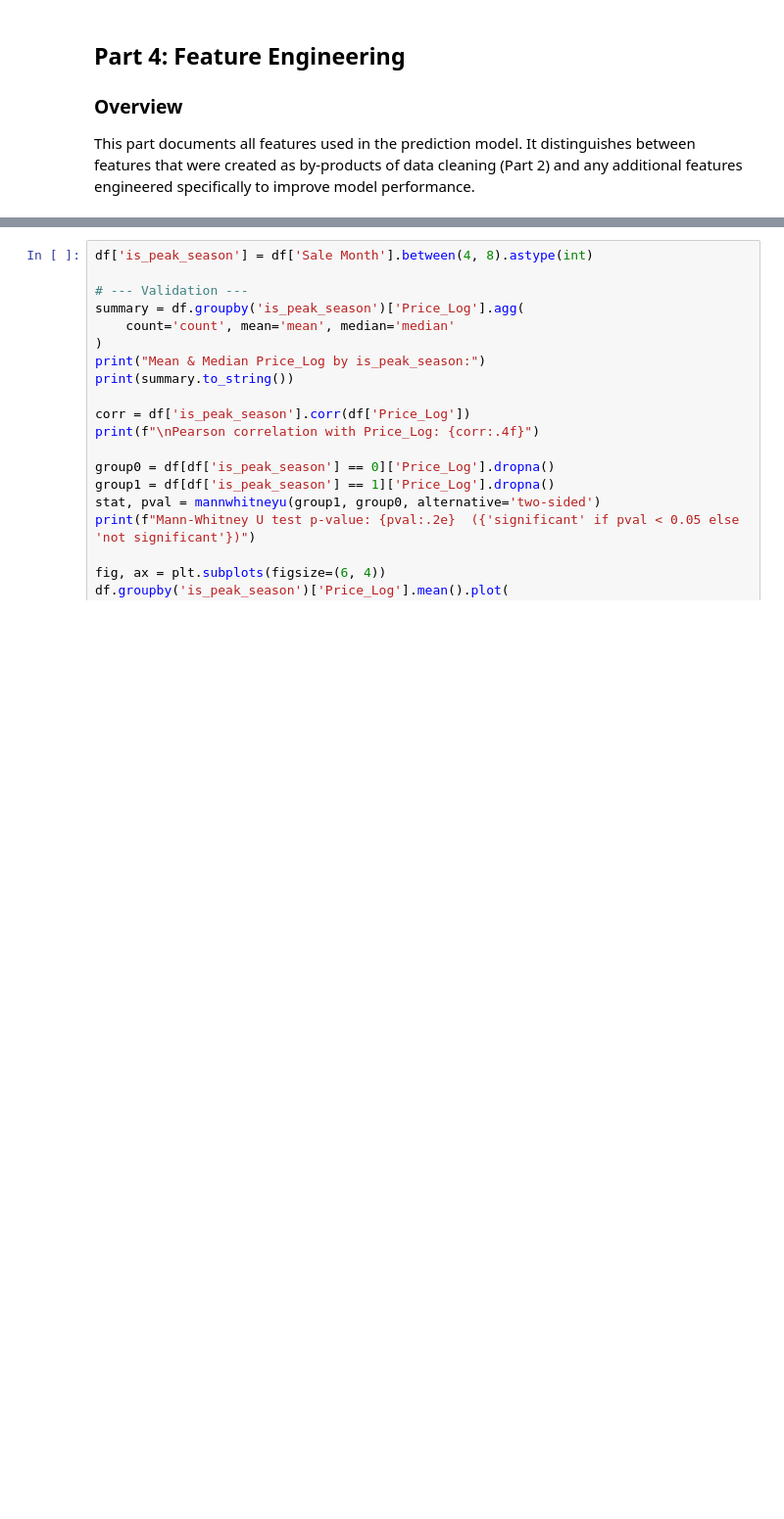
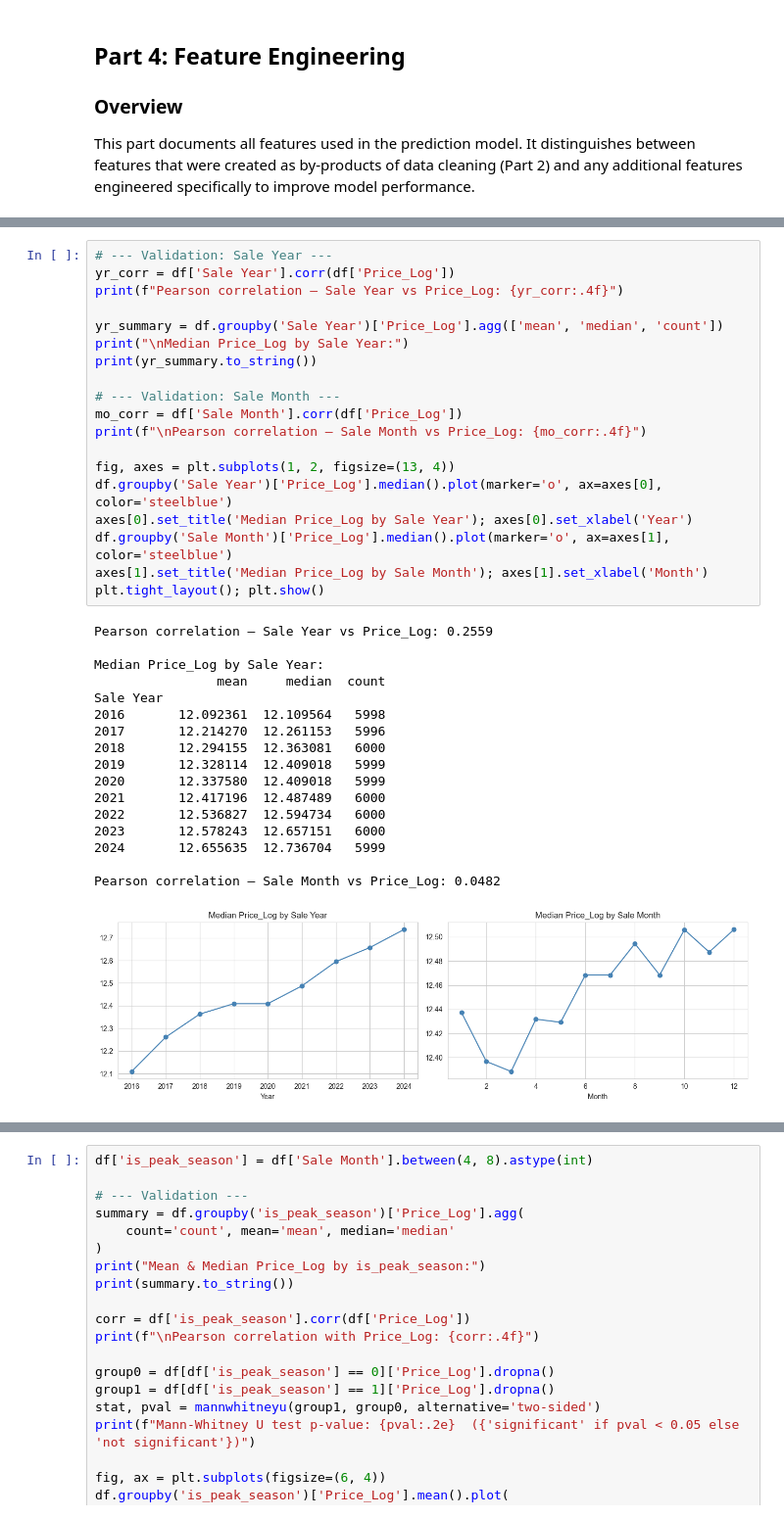
Before and after one commit to ucdda/COMP47350_DataAnalysis, a Jupyter notebook: organize/project.ipynb, the cells around one changed output, grey strips where cells are left out. Shown at 98% size. Saved outputs shown, nothing was run; the diff lists cells and outputs as text; blank space fills up the shorter version.

```diff
--- a/organize/project.ipynb
+++ b/organize/project.ipynb
@@ -1456,0 +1463,37 @@ These features are used directly in Part 5 without further transformation.
+# %%
+# --- Validation: Sale Year ---
+yr_corr = df['Sale Year'].corr(df['Price_Log'])
+print(f"Pearson correlation — Sale Year vs Price_Log: {yr_corr:.4f}")
+
+yr_summary = df.groupby('Sale Year')['Price_Log'].agg(['mean', 'median', 'count'])
+print("\nMedian Price_Log by Sale Year:")
+print(yr_summary.to_string())
+
+# --- Validation: Sale Month ---
+mo_corr = df['Sale Month'].corr(df['Price_Log'])
+print(f"\nPearson correlation — Sale Month vs Price_Log: {mo_corr:.4f}")
+
+fig, axes = plt.subplots(1, 2, figsize=(13, 4))
+df.groupby('Sale Year')['Price_Log'].median().plot(marker='o', ax=axes[0], color='steelblue')
+axes[0].set_title('Median Price_Log by Sale Year'); axes[0].set_xlabel('Year')
+df.groupby('Sale Month')['Price_Log'].median().plot(marker='o', ax=axes[1], color='steelblue')
+axes[1].set_title('Median Price_Log by Sale Month'); axes[1].set_xlabel('Month')
+plt.tight_layout(); plt.show()
+# %% [output]
+Pearson correlation — Sale Year vs Price_Log: 0.2559
+
+Median Price_Log by Sale Year:
+                mean     median  count
+Sale Year
+2016       12.092361  12.109564   5998
+2017       12.214270  12.261153   5996
+2018       12.294155  12.363081   6000
+2019       12.328114  12.409018   5999
+2020       12.337580  12.409018   5999
+2021       12.417196  12.487489   6000
+2022       12.536827  12.594734   6000
+2023       12.578243  12.657151   6000
+2024       12.655635  12.736704   5999
+
+Pearson correlation — Sale Month vs Price_Log: 0.0482
+[figure, added]
```
Also changed, not shown: parts of 10 cells of this notebook.
